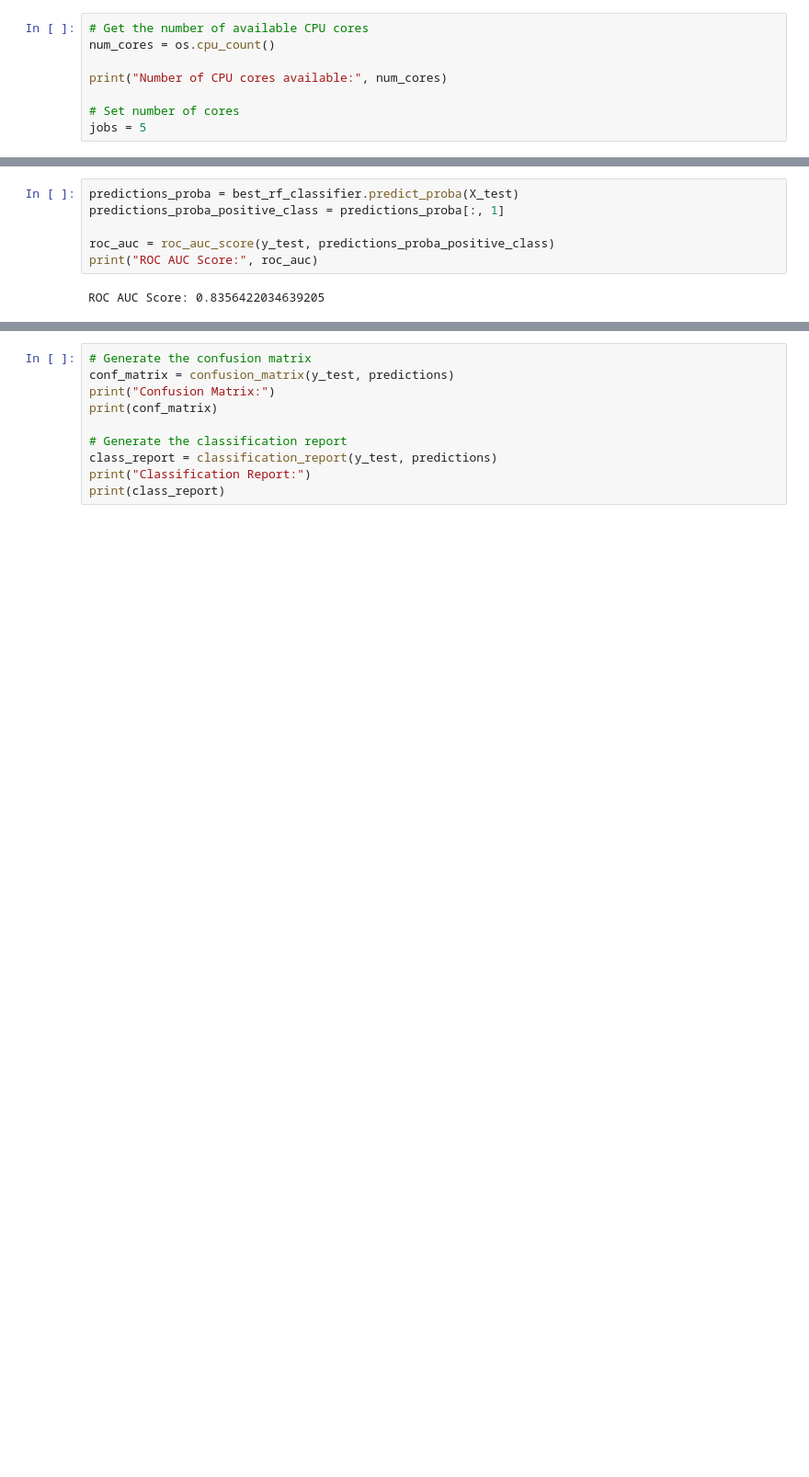
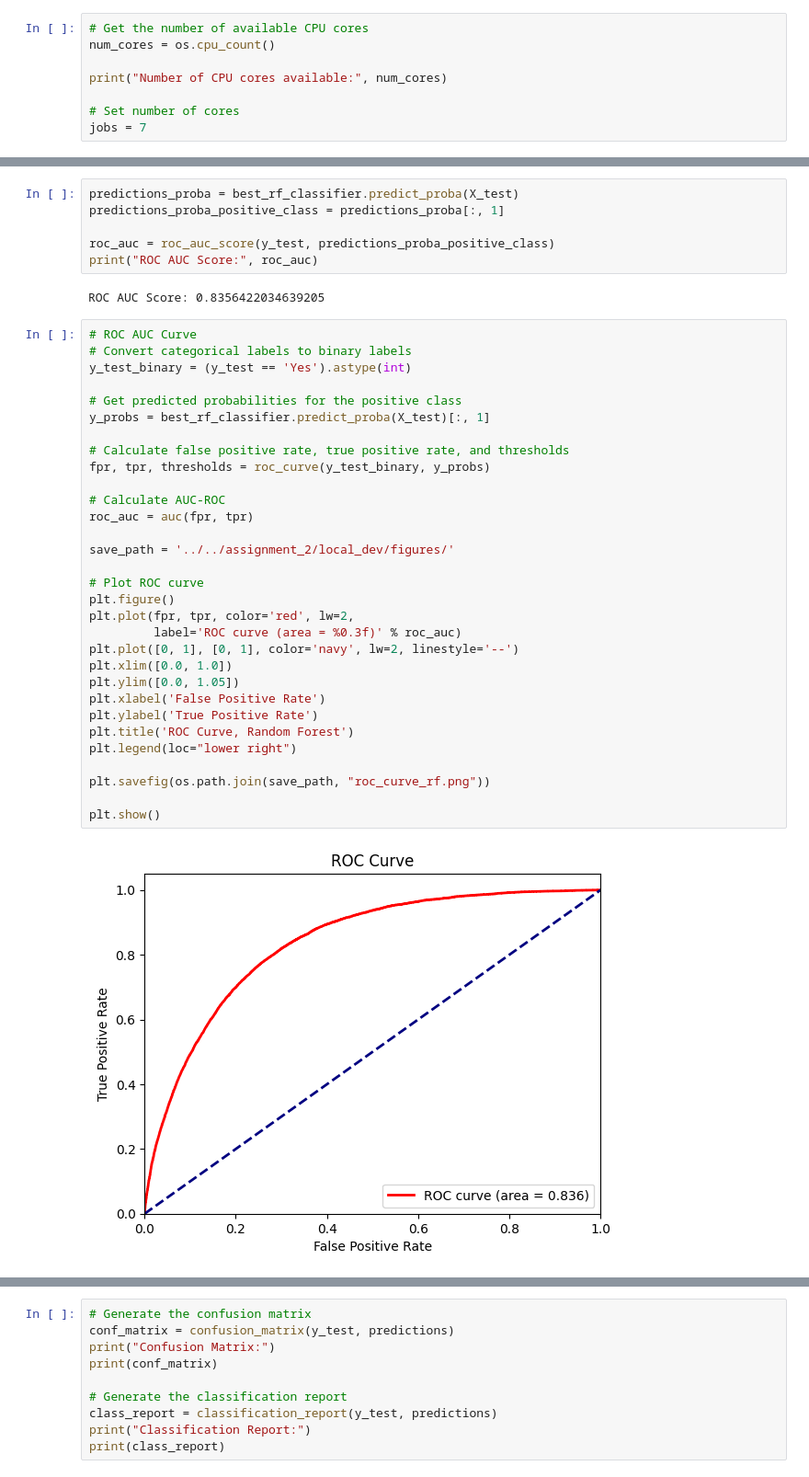
Before and after one commit to DecisionTreeBruining/212B-ML-Project, a Jupyter notebook: assignment_2/local_dev/modeling_vem.ipynb, the cells around one changed output, grey strips where cells are left out. Shown at 92% size. Drawn from its saved outputs; the diff is of its cells as text; blank space fills up the shorter version.

Commit message:
Added XGBoost and visuals

```diff
--- a/assignment_2/local_dev/modeling_vem.ipynb
+++ b/assignment_2/local_dev/modeling_vem.ipynb
@@ -20,6 +32,6 @@ num_cores = os.cpu_count()
 print("Number of CPU cores available:", num_cores)
 
 # Set number of cores
-jobs = 5
+jobs = 7
 # %% [output]
 Number of CPU cores available: 12
@@ -120,3 +156,36 @@ roc_auc = roc_auc_score(y_test, predictions_proba_positive_class)
 print("ROC AUC Score:", roc_auc)
 # %% [output]
 ROC AUC Score: 0.8356422034639205
+# %%
+# ROC AUC Curve
+# Convert categorical labels to binary labels
+y_test_binary = (y_test == 'Yes').astype(int)
+
+# Get predicted probabilities for the positive class
+y_probs = best_rf_classifier.predict_proba(X_test)[:, 1]
+
+# Calculate false positive rate, true positive rate, and thresholds
+fpr, tpr, thresholds = roc_curve(y_test_binary, y_probs)
+
+# Calculate AUC-ROC
+roc_auc = auc(fpr, tpr)
+
+save_path = '../../assignment_2/local_dev/figures/'
+
+# Plot ROC curve
+plt.figure()
+plt.plot(fpr, tpr, color='red', lw=2,
+         label='ROC curve (area = %0.3f)' % roc_auc)
+plt.plot([0, 1], [0, 1], color='navy', lw=2, linestyle='--')
+plt.xlim([0.0, 1.0])
+plt.ylim([0.0, 1.05])
+plt.xlabel('False Positive Rate')
+plt.ylabel('True Positive Rate')
+plt.title('ROC Curve, Random Forest')
+plt.legend(loc="lower right")
+
+plt.savefig(os.path.join(save_path, "roc_curve_rf.png"))
+
+plt.show()
+# %% [output]
+[figure, added]
```
Also changed, not shown: parts of 22 cells of this notebook.
